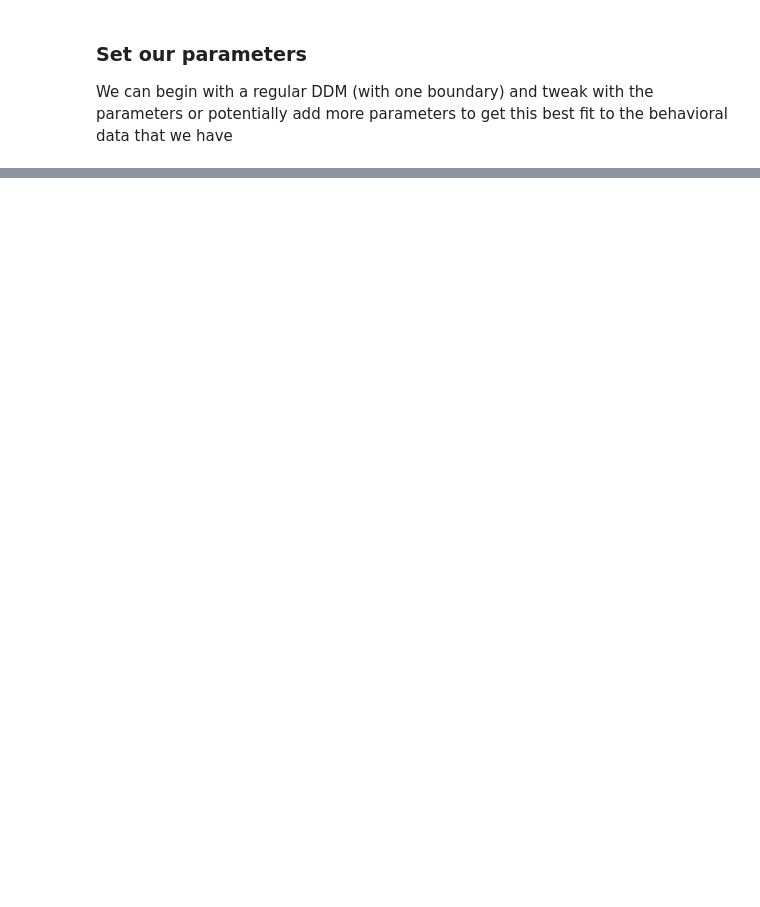
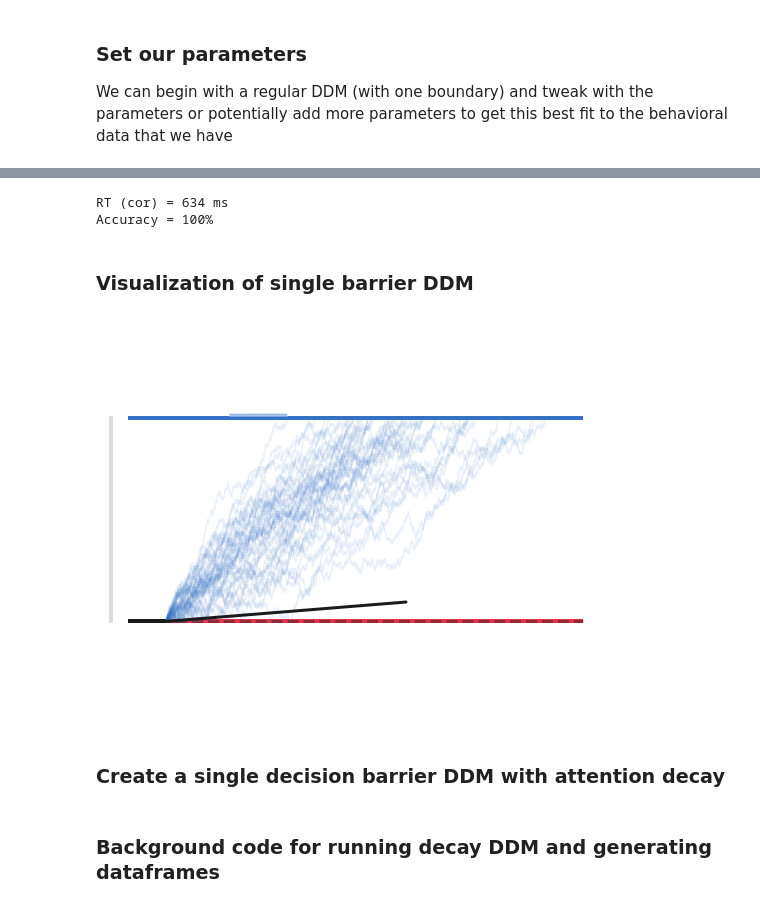
Before and after one commit to WilliXL/AdaptiveDecisionMaking_2018, a Jupyter notebook: notebooks/Final.ipynb, the cells around one changed output, grey strips where cells are left out. Saved outputs shown, nothing was run; the diff lists cells and outputs as text; code cells hidden in the pictures; blank space fills up the shorter version.

Commit message:
made single boundary and decay

```diff
--- a/notebooks/Final.ipynb
+++ b/notebooks/Final.ipynb
@@ -27,15 +113,18 @@ sns.set(style='white', font_scale=1.3)
 ### Set our parameters
 We can begin with a regular DDM (with one boundary) and tweak with the parameters or potentially add more parameters to get this best fit to the behavioral data that we have
 # %%
-a = .10 # boundary height
-v = .14 # strong drift-rate
-tr = .25 # nondecision time (in seconds)
-z = .5 # starting point ([0,1], fraction of a)
+a = 1 # boundary height
+v = .15 # drift-rate
+tr = 0 # nondecision time (in seconds)
+z = 0 # starting point ([0,1], fraction of a)
 
-dt = .001 # time stepsize
+dt = .01 # time stepsize
 si = .1 # sigma (noise scalar)
 dx = si * np.sqrt(dt) # evidence stepsize (up/down)
-deadline = 1.75 # max decision time (in sec)
-ntrials = 1000 # number of trials to simulate
+deadline = 60 # max decision time (in sec)
+ntrials = 46 # number of trials to simulate
 
 parameters = np.array([a, tr, v, z, si, dx, dt])
+# %%
+df, traces = sim_ddm_trials(parameters, ntrials, deadline)
+df.head()
@@ -41,0 +138,17 @@ parameters = np.array([a, tr, v, z, si, dx, dt])
+# %%
+accuracy = df.choice.mean()
+corRT = df[df.choice==1].rt.mean()
+
+print("RT (cor) = {:.0f} ms".format(corRT/dt))
+print("Accuracy = {:.0f}%".format(accuracy*100))
+# %% [output]
+RT (cor) = 634 ms
+Accuracy = 100%
+# %% [markdown]
+### Visualization of single barrier DDM
+# %%
+ax = vis.plot_ddm_sims(df, parameters, traces=traces, plot_v=True)
+# %% [output]
+[figure, added]
+# %% [markdown]
+### Create a single decision barrier DDM with attention decay
@@ -41,0 +207,2 @@ parameters = np.array([a, tr, v, z, si, dx, dt])
+# %% [markdown]
+### Background code for running decay DDM and generating dataframes
```
Also changed, not shown: parts of 12 cells of this notebook.
